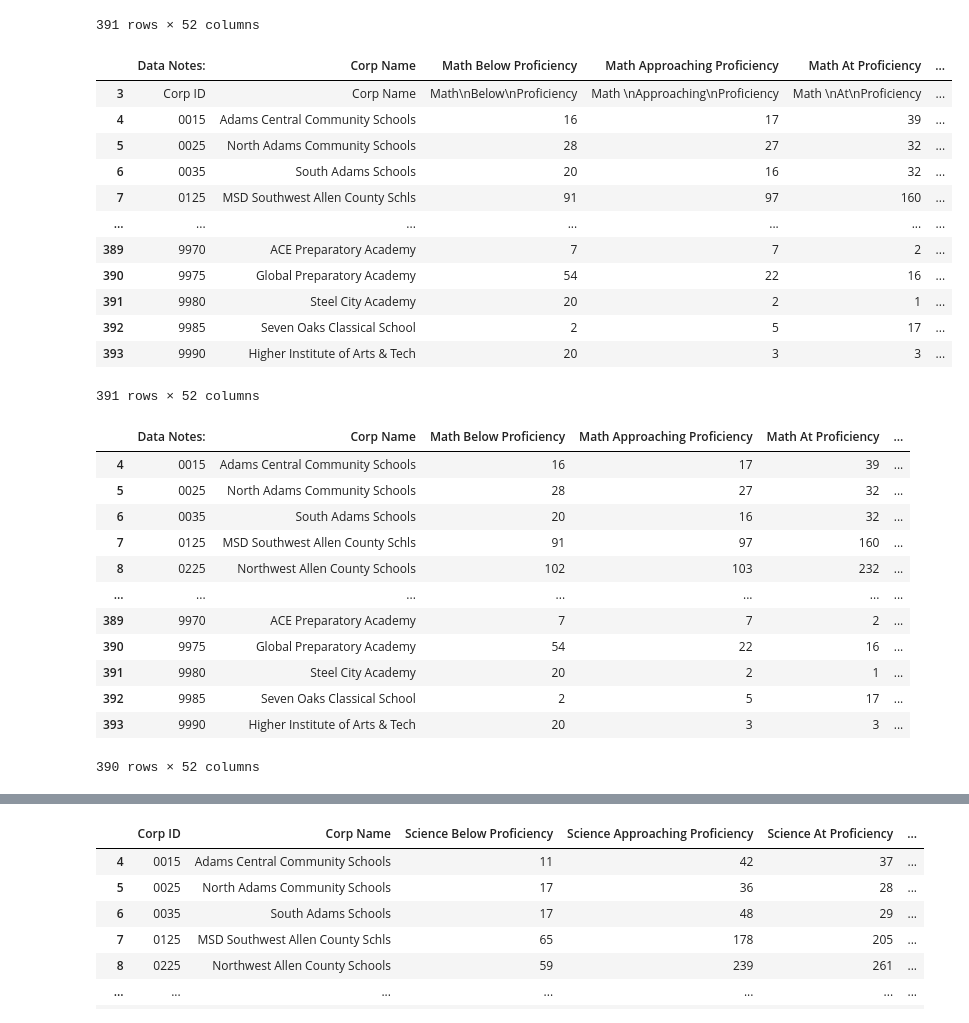
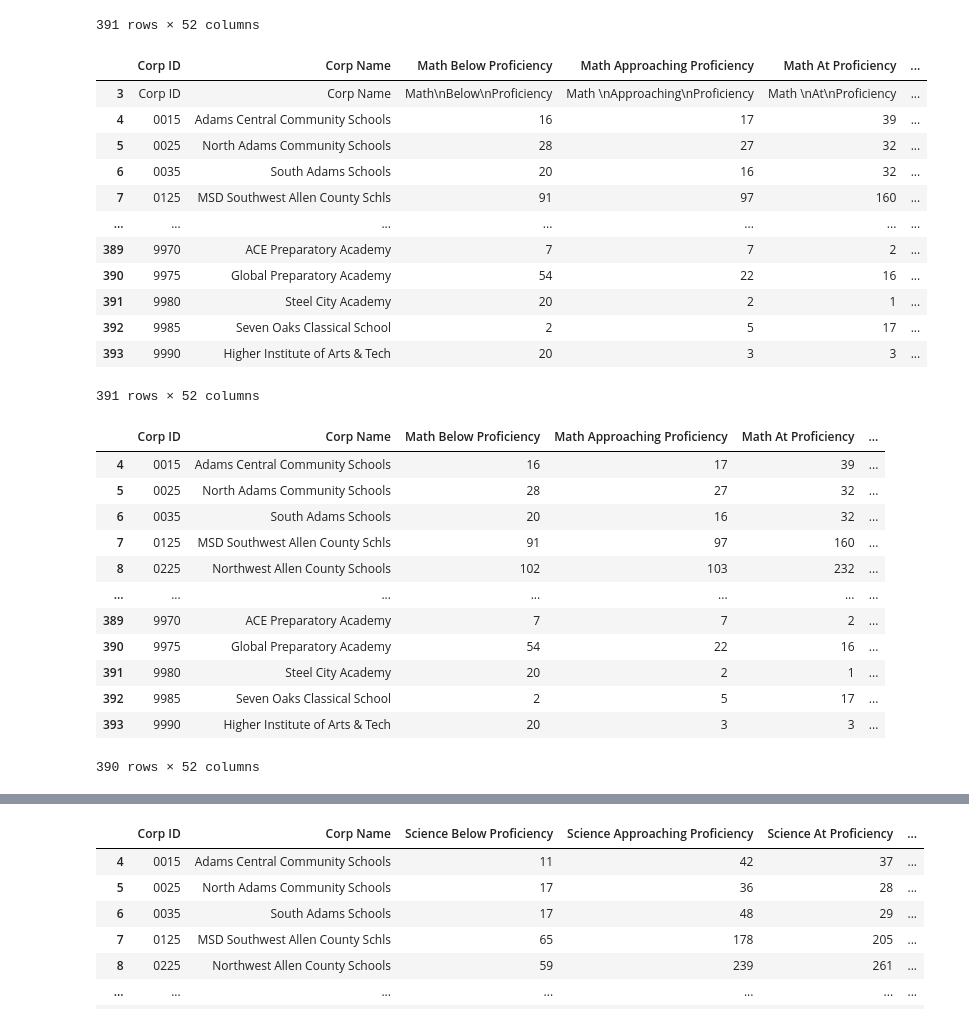
Before and after one commit to RachTheRad/SoIN_Housing_Analysis, a Jupyter notebook: HA_Cap_NB2.ipynb, the cells around one changed output, grey strips where cells are left out. Drawn from its saved outputs; the diff is of its cells as text; code cells hidden in the pictures.

```diff
--- a/HA_Cap_NB2.ipynb
+++ b/HA_Cap_NB2.ipynb
@@ -161,20 +168,20 @@ math_copy
 391 rows × 52 columns
 # %%
 # Renaming column headers
-math_copy.rename(columns={'Data Notes': 'Corp ID',
+math_copy.rename(columns={'Data Notes:': 'Corp ID',
                          'Unnamed: 1': 'Corp Name',
                          'Unnamed: 2': 'Math Below Proficiency',
                          'Unnamed: 3': 'Math Approaching Proficiency',
                          'Unnamed: 4': 'Math At Proficiency',
                          'Unnamed: 5': 'Math Above Proficiency',
                          'Unnamed: 6': 'Math Total Proficient',
                          'Unnamed: 7': 'Math Total Tested',
                          'Unnamed: 8': 'Math Proficient %',
                          }
                          , inplace=True)
 display(math_copy)
 # %% [output]
-|  | Data Notes: | Corp Name | Math Below Proficiency | Math Approaching Proficiency | Math At Proficiency | ... |
+|  | Corp ID | Corp Name | Math Below Proficiency | Math Approaching Proficiency | Math At Proficiency | ... |
 | 3 | Corp ID | Corp Name | Math\nBelow\nProficiency | Math \nApproaching\nProficiency | Math \nAt\nProficiency | ... |
 | 4 | 0015 | Adams Central Community Schools | 16 | 17 | 39 | ... |
 | 5 | 0025 | North Adams Community Schools | 28 | 27 | 32 | ... |
@@ -192,7 +199,7 @@ display(math_copy)
 math_copy.drop(index=math_copy.index[0], axis=0, inplace=True)
 math_copy
 # %% [output]
-|  | Data Notes: | Corp Name | Math Below Proficiency | Math Approaching Proficiency | Math At Proficiency | ... |
+|  | Corp ID | Corp Name | Math Below Proficiency | Math Approaching Proficiency | Math At Proficiency | ... |
 | 4 | 0015 | Adams Central Community Schools | 16 | 17 | 39 | ... |
 | 5 | 0025 | North Adams Community Schools | 28 | 27 | 32 | ... |
 | 6 | 0035 | South Adams Schools | 20 | 16 | 32 | ... |
```
Also changed, not shown: parts of 7 cells of this notebook, 2 other files.
